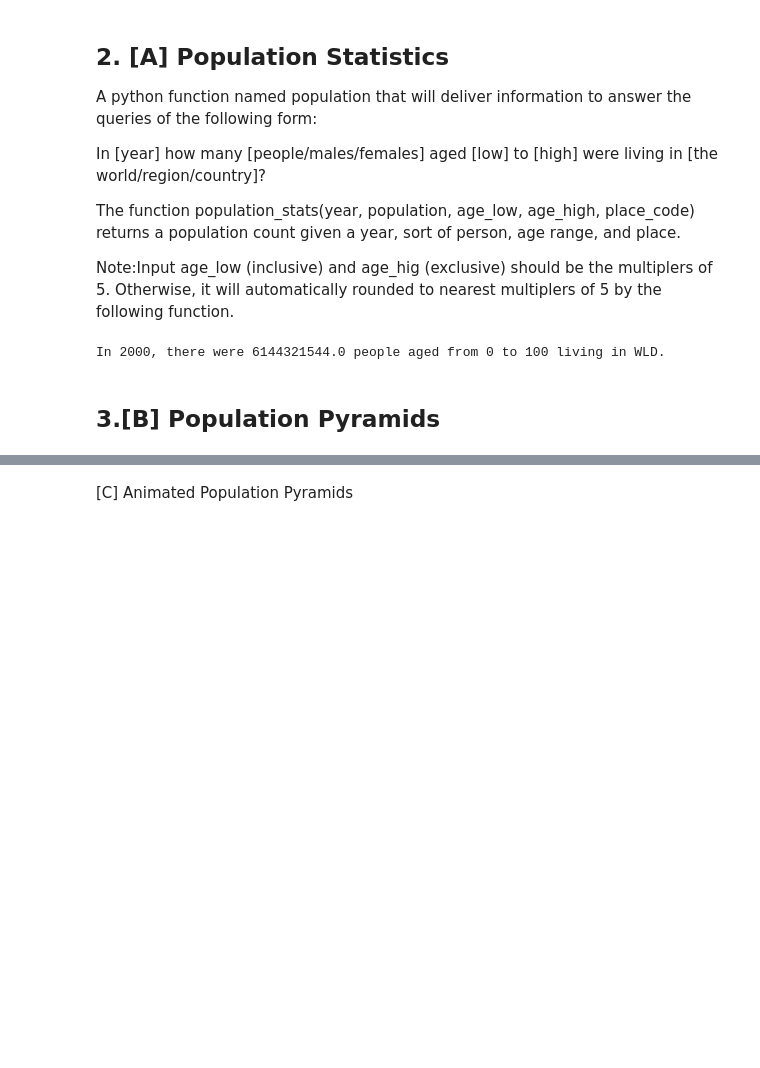
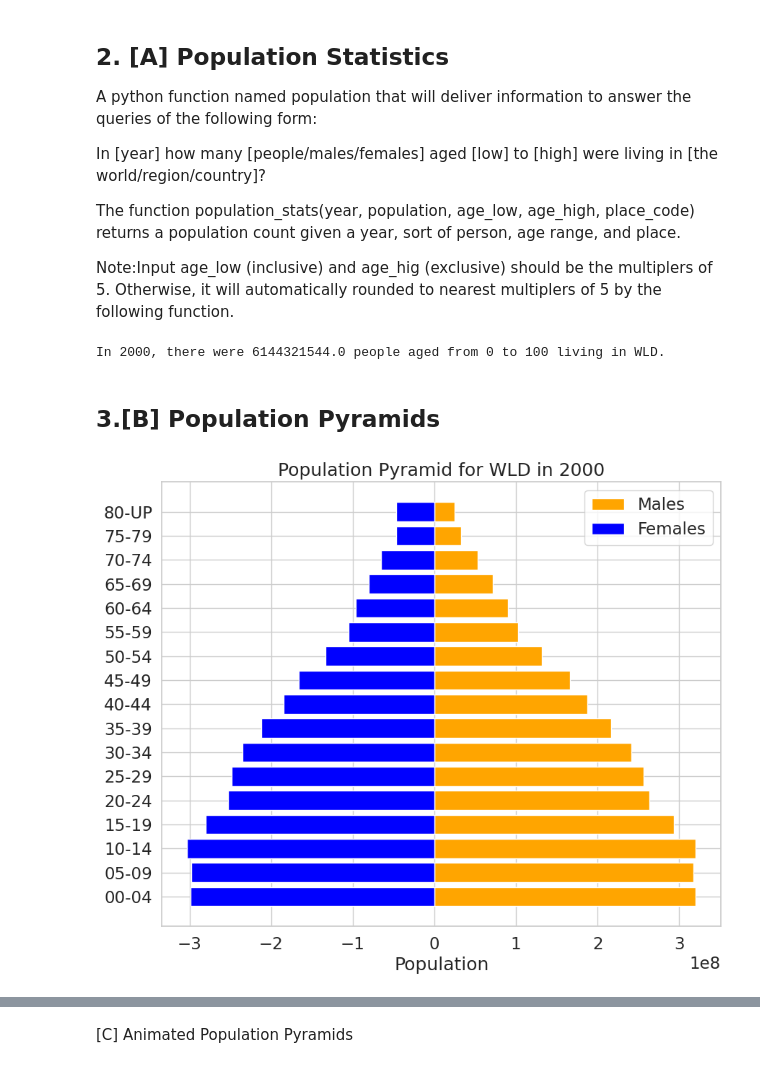
Before and after one commit to malenabuffagni/JudithBlake, a Jupyter notebook: Project_1.ipynb, the cells around one changed output, grey strips where cells are left out. Cells and saved outputs as stored; diff of their text form; code cells hidden in the pictures; blank space fills up the shorter version.

```diff
--- a/Project_1.ipynb
+++ b/Project_1.ipynb
@@ -77,7 +77,7 @@ population age ranges available from dataset:
 00-04, 05-09, 10-14, 15-19, 20-24, 25-29, 30-34, ..., 70-74, 75-79, above 80
 """
 
-def population_df(year=2000, sex='all', age_range=[0, 80], place_code='WLD'):
+def population_df(year=2000, sex='all', age_range=(0, 80), place_code='WLD'):
     ##get all five-year age groups from rounded age_range
     age_ranges=age_list(age_range)
     male_variables = {"SP.POP."+i+".MA":"{}-{}".format(i[:2], i[2:]) for i in age_ranges}
@@ -153,0 +131,3 @@ world_pop
+# %%
+world_pop = population_df(year=2000, sex='all', age_range=(0, 80), place_code='WLD')
+world_pop
@@ -181,21 +190,22 @@ In 2000, there were 6144321544.0 people aged from 0 to 100 living in WLD.
 # %%
 import matplotlib.pyplot as plt
 
 def plot_population_pyramid(df, place, date):
-
     df_filtered = df.xs((place, date), level=('place', 'date'))
 
     df_filtered = df_filtered.sort_index()
 
     # Creating the bar plot
     age_groups = df_filtered['age']
     fig, ax = plt.subplots(figsize=(10, 8))
     ax.barh(age_groups, df_filtered['male'], color='orange', label='Males')
     ax.barh(age_groups, -df_filtered['female'], color='blue', label='Females')
     ax.set_xlabel('Population')
     ax.set_title(f'Population Pyramid for {place} in {date}')
     ax.legend()
     ax.grid(True)
     plt.show()
 
-plot_population_pyramid(population_df, 'WLD', 2000)
+plot_population_pyramid(world_pop, 'WLD', 2000)
+# %% [output]
+[figure, added]
```
Also changed, not shown: parts of 10 cells of this notebook.
